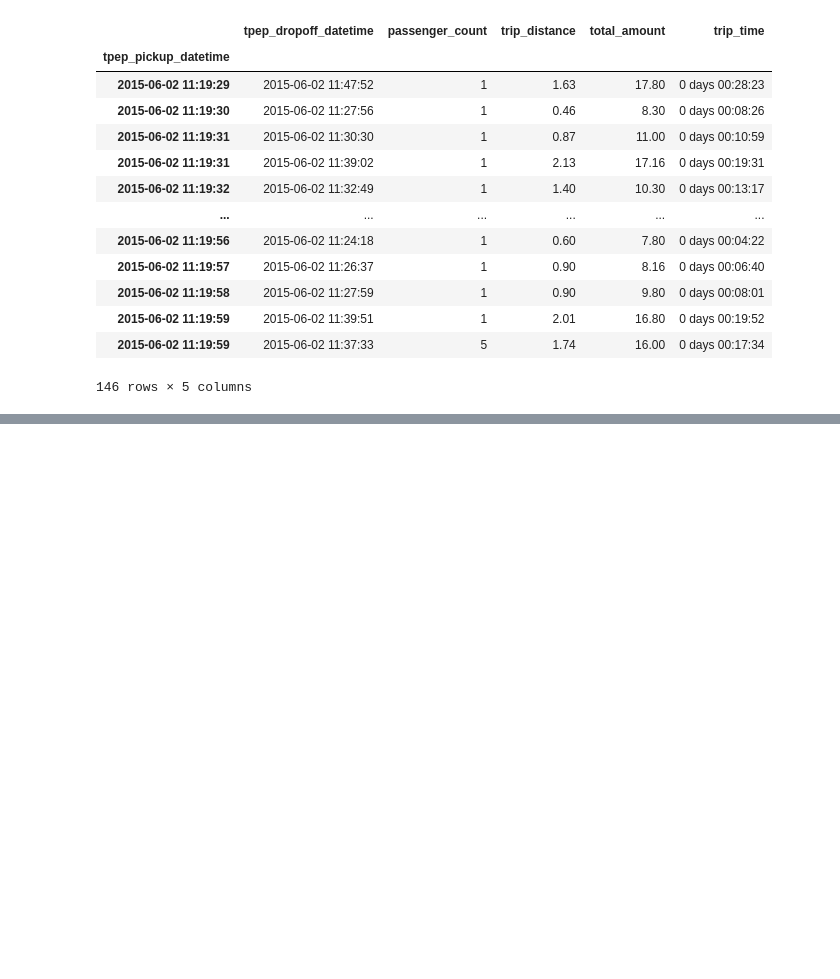
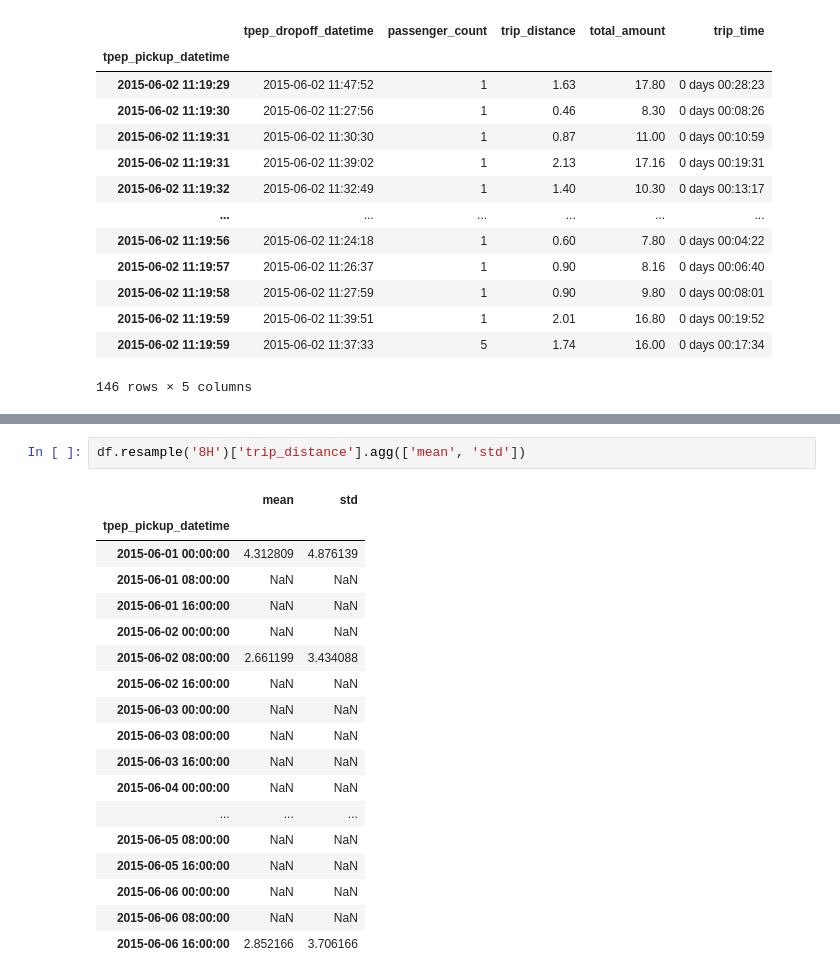
Before and after one commit to reuven/Cisco-IYL, a Jupyter notebook: 2022-05May-24-PyData.ipynb, the cells around one changed output, grey strips where cells are left out. Saved outputs shown, nothing was run; the diff lists cells and outputs as text; blank space fills up the shorter version.

```diff
--- a/2022-05May-24-PyData.ipynb
+++ b/2022-05May-24-PyData.ipynb
@@ -397,0 +421,21 @@ df.loc['2015-06-02 11:19']
+# %%
+df.resample('8H')['trip_distance'].agg(['mean', 'std'])
+# %% [output]
+|  | mean | std |
+| tpep_pickup_datetime |  |  |
+| 2015-06-01 00:00:00 | 4.312809 | 4.876139 |
+| 2015-06-01 08:00:00 | NaN | NaN |
+| 2015-06-01 16:00:00 | NaN | NaN |
+| 2015-06-02 00:00:00 | NaN | NaN |
+| 2015-06-02 08:00:00 | 2.661199 | 3.434088 |
+| 2015-06-02 16:00:00 | NaN | NaN |
+| 2015-06-03 00:00:00 | NaN | NaN |
+| 2015-06-03 08:00:00 | NaN | NaN |
+| 2015-06-03 16:00:00 | NaN | NaN |
+| 2015-06-04 00:00:00 | NaN | NaN |
+| ... | ... | ... |
+| 2015-06-05 08:00:00 | NaN | NaN |
+| 2015-06-05 16:00:00 | NaN | NaN |
+| 2015-06-06 00:00:00 | NaN | NaN |
+| 2015-06-06 08:00:00 | NaN | NaN |
+| 2015-06-06 16:00:00 | 2.852166 | 3.706166 |
```
Also changed, not shown: parts of 1 cell of this notebook.
